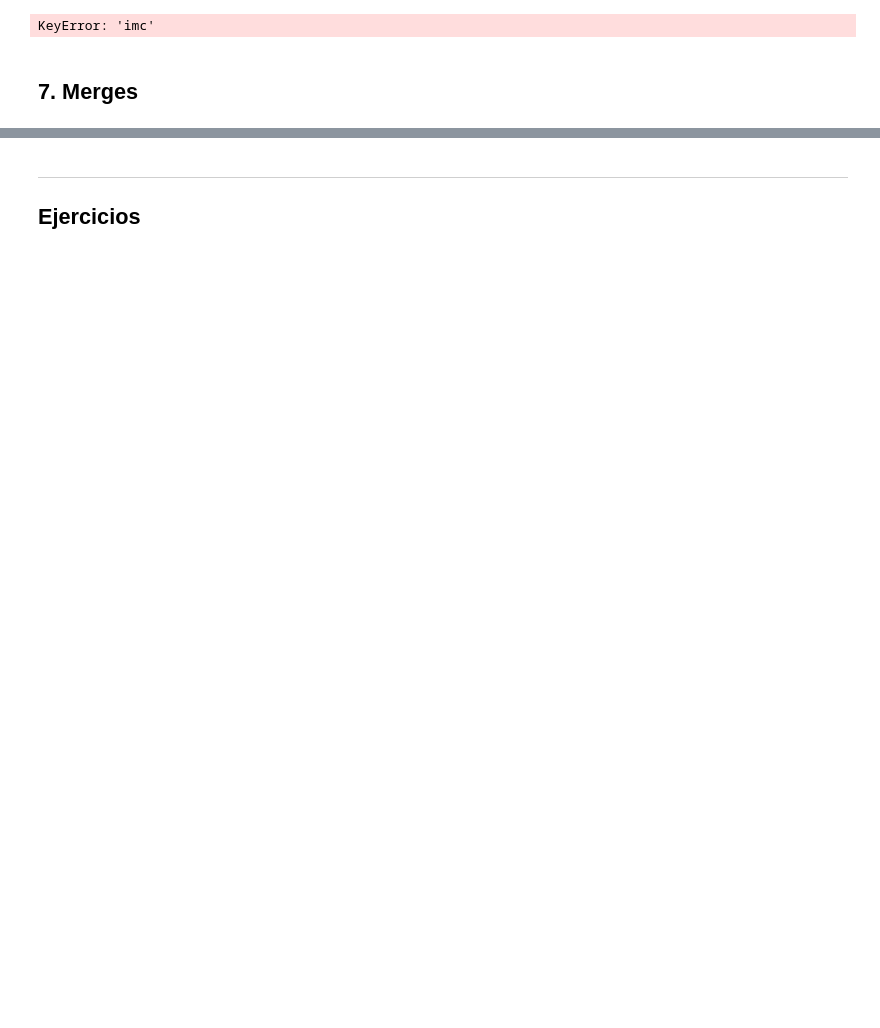
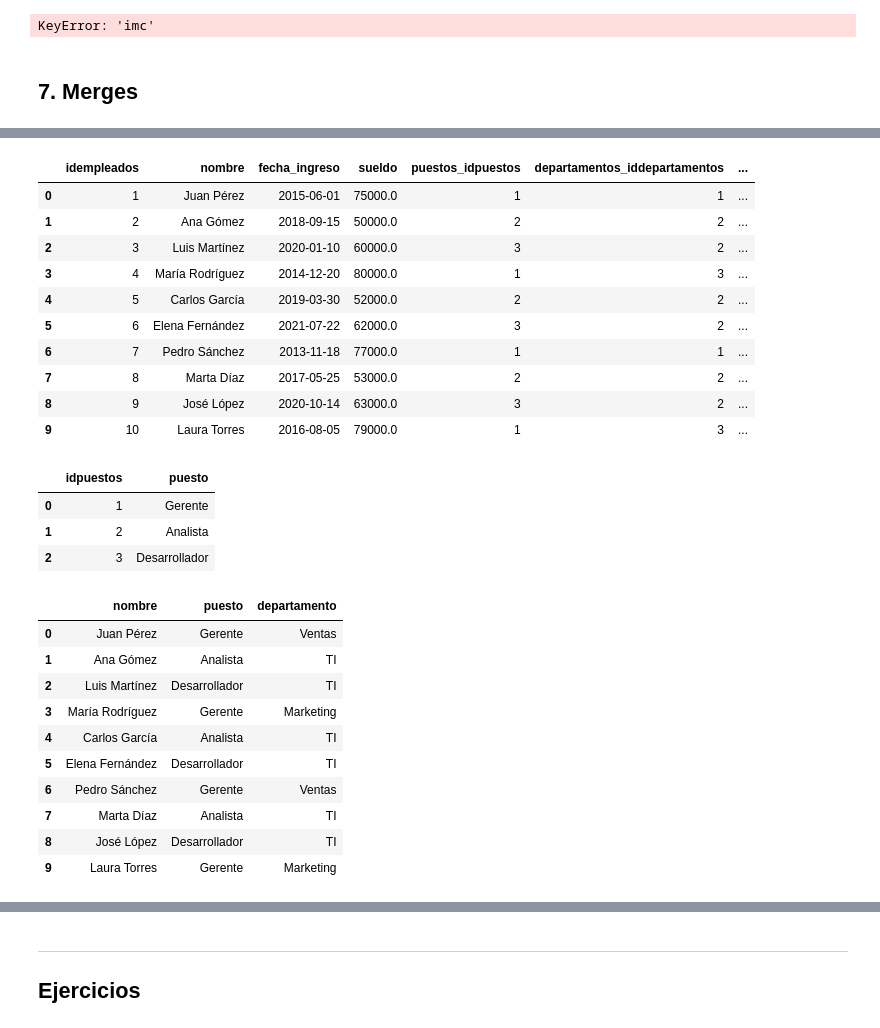
Before and after one commit to ArturLazurenko/CienciaDeDatos, a Jupyter notebook: Semana 4/Archivos/Procesamiento_Datos_Python.ipynb, the cells around one changed output, grey strips where cells are left out. Saved outputs shown, nothing was run; the diff lists cells and outputs as text; code cells hidden in the pictures; blank space fills up the shorter version.

```diff
--- a/Semana 4/Archivos/Procesamiento_Datos_Python.ipynb
+++ b/Semana 4/Archivos/Procesamiento_Datos_Python.ipynb
@@ -287,0 +387,71 @@ departamentos = pd.DataFrame({'departamento_id': [10, 20, 30], 'nombre_dept': ['
+# %%
+# LEFT JOIN: todos de empleados
+# Completar: how='left'
+
+# INNER JOIN: solo claves en ambas tablas
+# Completar: pd.merge(empleados, departamentos, on='dept_id', how='inner')
+import mysql.connector
+import pandas as pd
+
+cnx = None
+
+try:
+    cnx = mysql.connector.connect(
+        host="127.0.0.1",
+        port=3306,
+        user="root",
+        password="TuPassword123!",
+        database="empleados",
+        auth_plugin="mysql_native_password"
+    )
+
+    df_empleados = pd.read_sql("SELECT * FROM empleados;", cnx)
+    df_puestos = pd.read_sql("SELECT * FROM puestos;", cnx)
+    df_dep = pd.read_sql("SELECT * FROM departamentos;", cnx)
+
+    display(df_empleados)
+    display(df_puestos)
+
+    # Merge empleados + puestos
+    df_merge1 = pd.merge(df_empleados, df_puestos, left_on="puestos_idpuestos", right_on="idpuestos")
+
+# Merge resultado + departamentos
+    df_merge2 = pd.merge(df_merge1, df_dep, left_on="departamentos_iddepartamentos", right_on="iddepartamentos")
+
+# Resultado final
+    df_resultado = df_merge2[["nombre", "puesto", "departamento"]]
+    display(df_resultado)
+
+except mysql.connector.Error as err:
+    print(f"Error al conectar a la base de datos: {err}")
+
+finally:
+    if cnx is not None:
+        cnx.close()
+# %% [output]
+|  | idempleados | nombre | fecha_ingreso | sueldo | puestos_idpuestos | departamentos_iddepartamentos | ... |
+| 0 | 1 | Juan Pérez | 2015-06-01 | 75000.0 | 1 | 1 | ... |
+| 1 | 2 | Ana Gómez | 2018-09-15 | 50000.0 | 2 | 2 | ... |
+| 2 | 3 | Luis Martínez | 2020-01-10 | 60000.0 | 3 | 2 | ... |
+| 3 | 4 | María Rodríguez | 2014-12-20 | 80000.0 | 1 | 3 | ... |
+| 4 | 5 | Carlos García | 2019-03-30 | 52000.0 | 2 | 2 | ... |
+| 5 | 6 | Elena Fernández | 2021-07-22 | 62000.0 | 3 | 2 | ... |
+| 6 | 7 | Pedro Sánchez | 2013-11-18 | 77000.0 | 1 | 1 | ... |
+| 7 | 8 | Marta Díaz | 2017-05-25 | 53000.0 | 2 | 2 | ... |
+| 8 | 9 | José López | 2020-10-14 | 63000.0 | 3 | 2 | ... |
+| 9 | 10 | Laura Torres | 2016-08-05 | 79000.0 | 1 | 3 | ... |
+|  | idpuestos | puesto |
+| 0 | 1 | Gerente |
+| 1 | 2 | Analista |
+| 2 | 3 | Desarrollador |
+|  | nombre | puesto | departamento |
+| 0 | Juan Pérez | Gerente | Ventas |
+| 1 | Ana Gómez | Analista | TI |
+| 2 | Luis Martínez | Desarrollador | TI |
+| 3 | María Rodríguez | Gerente | Marketing |
+| 4 | Carlos García | Analista | TI |
+| 5 | Elena Fernández | Desarrollador | TI |
+| 6 | Pedro Sánchez | Gerente | Ventas |
+| 7 | Marta Díaz | Analista | TI |
+| 8 | José López | Desarrollador | TI |
+| 9 | Laura Torres | Gerente | Marketing |
```
Also changed, not shown: parts of 8 cells of this notebook.
